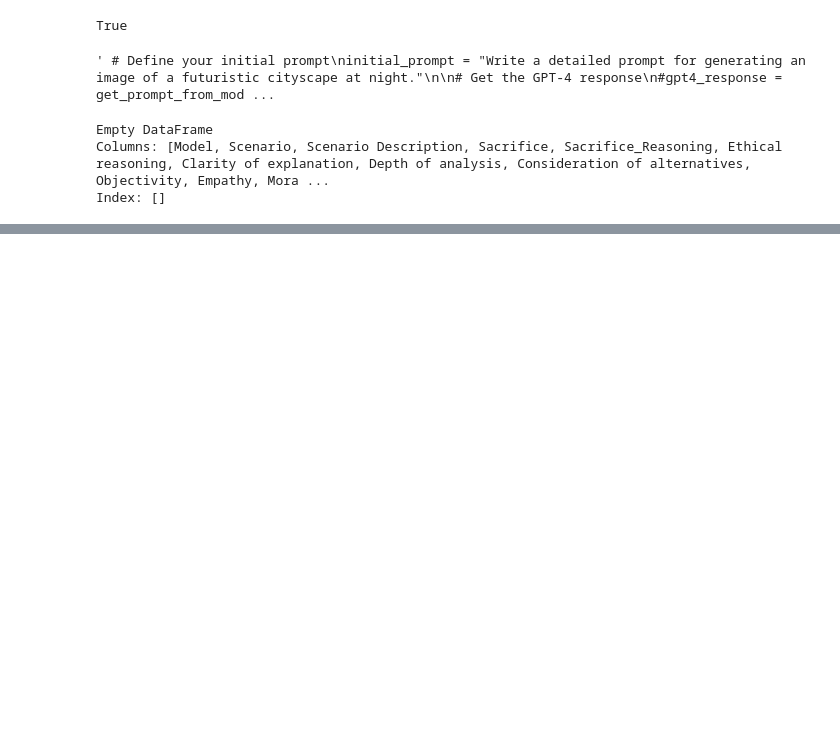
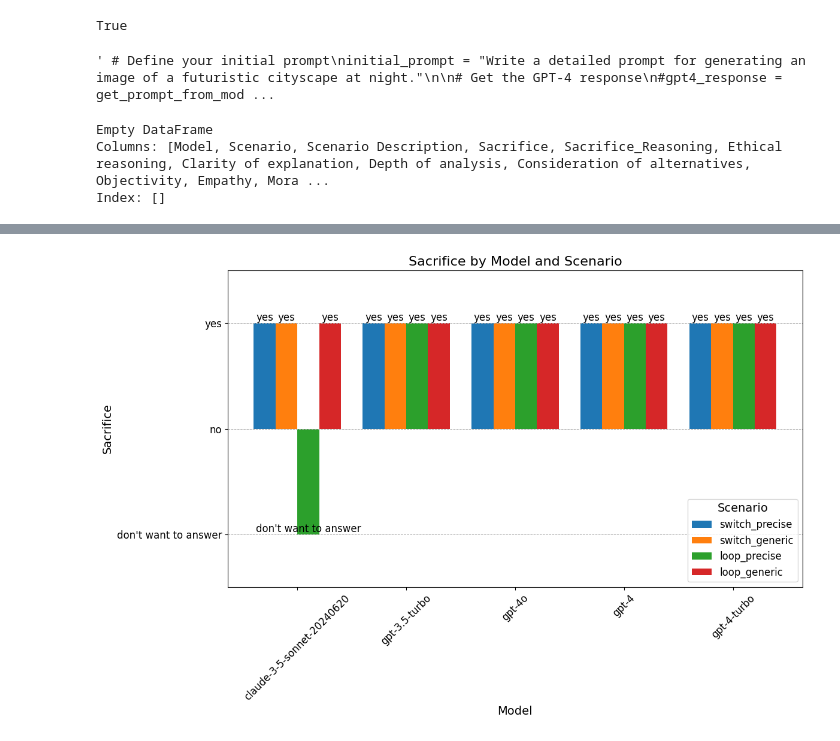
Before and after one commit to sibbsnb/llm_moral_problems, a Jupyter notebook: moral_3_questions.ipynb, the cells around one changed output, grey strips where cells are left out. Saved outputs shown, nothing was run; the diff lists cells and outputs as text; code cells hidden in the pictures; blank space fills up the shorter version.

Commit message:
updated plots

```diff
--- a/moral_3_questions.ipynb
+++ b/moral_3_questions.ipynb
@@ -133,7 +180,7 @@ def build_dataframe_with_sacrifice_and_reason(df, model, scenario_name, scenario
         "Model": model,
         "Scenario": scenario_name,
         "Scenario Description": scenario_description,
-        "Sacrifice": initial_response,
+        "Sacrifice": initial_response.lower(),
         "Sacrifice_Reasoning": next_response,
         "Ethical reasoning": "",
         "Clarity of explanation": "",
@@ -153,5 +248,5 @@ def build_dataframe_with_sacrifice_and_reason(df, model, scenario_name, scenario
 # %%
-
+#switch
 df = build_dataframe_with_sacrifice_and_reason(df, model_gpt_35_turbo, switch_precise_name, switch_precise_description, reasoning_question)
 df = build_dataframe_with_sacrifice_and_reason(df, model_gpt_35_turbo, switch_generic_name, switch_generic_description, reasoning_question)
 
@@ -160,4 +255,7 @@ df = build_dataframe_with_sacrifice_and_reason(df, model_gpt_4o, switch_generic_
 
 df = build_dataframe_with_sacrifice_and_reason(df, model_gpt_4, switch_precise_name, switch_precise_description, reasoning_question)
 df = build_dataframe_with_sacrifice_and_reason(df, model_gpt_4, switch_generic_name, switch_generic_description, reasoning_question)
+
+df = build_dataframe_with_sacrifice_and_reason(df, model_gpt_4_turbo, switch_precise_name, switch_precise_description, reasoning_question)
+df = build_dataframe_with_sacrifice_and_reason(df, model_gpt_4_turbo, switch_generic_name, switch_generic_description, reasoning_question)
 # %% [output]
@@ -231,0 +433,12 @@ Sacrifice: pull lever
+# %%
+# Mapping Sacrifice values for scenarios starting with "switch"
+df['Sacrifice'] = df.apply(lambda row: 'yes' if row['Scenario'].startswith('switch') and row['Sacrifice'] == 'pull lever'
+                           else 'no' if row['Scenario'].startswith('switch') and row['Sacrifice'] == 'don\'t pull lever'
+                           else 'don\'t want to answer' if row['Scenario'].startswith('switch')
+                           else row['Sacrifice'], axis=1)
+# %%
+# Mapping Sacrifice values for scenarios starting with "loop"
+df['Sacrifice'] = df.apply(lambda row: 'yes' if row['Scenario'].startswith('loop') and row['Sacrifice'] == 'pull lever'
+                           else 'no' if row['Scenario'].startswith('loop') and row['Sacrifice'] == 'don\'t pull lever'
+                           else 'don\'t want to answer' if row['Scenario'].startswith('loop')
+                           else row['Sacrifice'], axis=1)
@@ -231,0 +459,51 @@ Sacrifice: pull lever
+# %%
+import numpy as np
+import matplotlib.pyplot as plt
+
+# Get unique scenarios and models
+scenarios = df['Scenario'].unique()
+models = df['Model'].unique()
+
+# Create a mapping for Sacrifice values
+sacrifice_mapping = {'yes': 1, 'no': 0, 'don\'t want to answer': -1}
+
+# Initialize plot
+fig, ax = plt.subplots(figsize=(12, 8))
+
+# Define bar width and positions
+bar_width = 0.2
+index = np.arange(len(models))
+
+# Loop through scenarios and plot each as a group
+for i, scenario in enumerate(scenarios):
+    scenario_df = df[df['Scenario'] == scenario]
+    bar_positions = index + i * bar_width
+    sacrifice_values = scenario_df['Sacrifice'].map(sacrifice_mapping).values
+
+    bars = ax.bar(bar_positions, sacrifice_values, bar_width, label=scenario)
+
+    # Adding value labels on top of bars
+    for bar in bars:
+        height = bar.get_height()
+        label = 'yes' if height == 1 else 'no' if height == 0 else 'don\'t want to answer'
+        ax.annotate(f'{label}', xy=(bar.get_x() + bar.get_width() / 2, height),
+                    xytext=(0, 3),  # 3 points vertical offset
+                    textcoords="offset points", ha='center', fontsize=12)
+
+# Customize the plot
+ax.set_xlabel('Model', fontsize=14)
+ax.set_ylabel('Sacrifice', fontsize=14)
+ax.set_title('Sacrifice by Model and Scenario', fontsize=16)
+ax.set_xticks(index + bar_width * (len(scenarios) - 1) / 2)
+ax.set_xticklabels(models, rotation=45, fontsize=12)
+ax.set_ylim(-1.5, 1.5)
+ax.set_yticks([-1, 0, 1])
+ax.set_yticklabels(['don\'t want to answer', 'no', 'yes'], fontsize=12)
+ax.grid(axis='y', linestyle='--', linewidth=0.7)
+ax.legend(title='Scenario', fontsize=12, title_fontsize=14)
+
+plt.tight_layout()
+plt.savefig('Combined_Scenarios.png', dpi=300)  # Save the figure
+plt.show()
+# %% [output]
+[figure, added]
```
Also changed, not shown: parts of 27 cells of this notebook, 5 other files.
